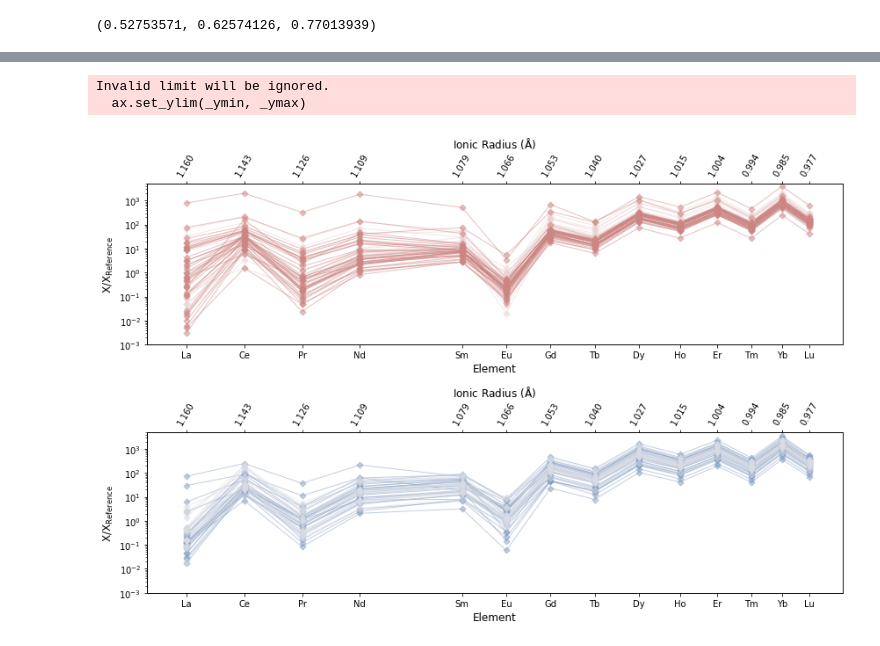
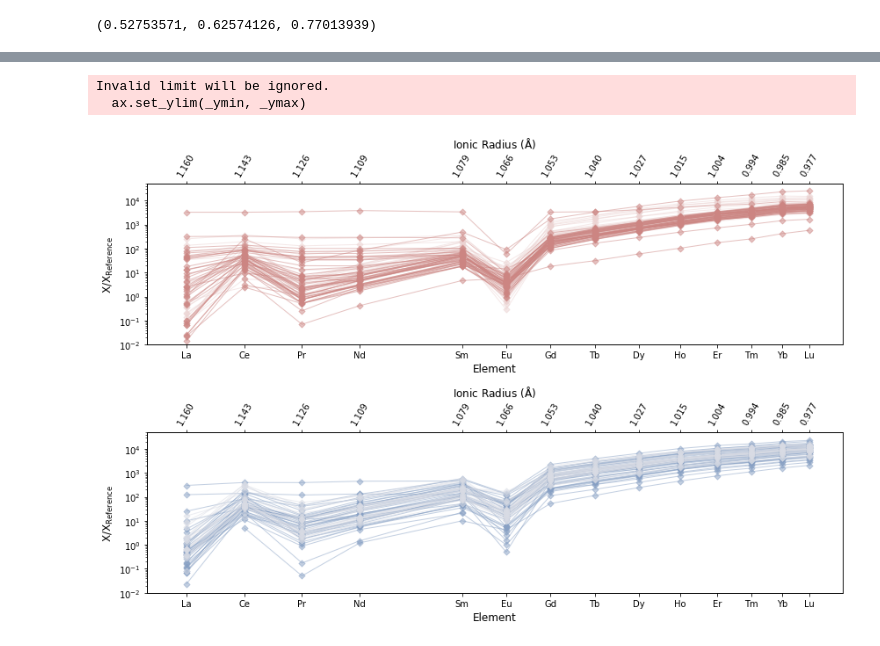
Before and after one commit to Swanson-Hysell-Group/Northbrae_Volcanics, a Jupyter notebook: code/trace_elements.ipynb, the cells around one changed output, grey strips where cells are left out. Cells and saved outputs as stored; diff of their text form; code cells hidden in the pictures.

Commit message:
update code to chondrite normalize REE plots

```diff
--- a/code/trace_elements.ipynb
+++ b/code/trace_elements.ipynb
@@ -53,7 +116,7 @@ isoplotr_data.to_csv('../data/U_Pb/isoplotr_data.csv', index=False)
 te_data  = all_data[['Sample', 'Analysis', 'U_ppm', 'Th_ppm', 'Pb_ppm', 'Th/U','P',
        'Ti', 'Y', 'Zr', 'Nb', 'La', 'Ce', 'Pr', 'Nd', 'Sm', 'Eu', 'Gd', 'Tb',
        'Dy', 'Ho', 'Er', 'Tm', 'Yb', 'Lu', 'Hf', 'Ta', 'Th', 'U',
-       'Ti-in-zircon_T(C)', 'Ce/Ce*', 'Eu/Eu*', '?REE', '(Gd/Yb)cn', 'Lu/Hf',
+       'Ti-in-zircon_T(C)', 'Ce/Ce*', 'Eu/Eu*', 'Epsilon_REE', '(Gd/Yb)cn', 'Lu/Hf',
        'Nb/Ta', 'Nb/U', 'Nb/Th', 'Th/U.1', 'Th/Y', 'Hf/Y', 'Nb/Yb', 'U/Yb']]
 te_data
 # %% [output]
@@ -80,3 +141,20 @@ te_data
+# %%
+te_data_norm = te_data.copy()
+
+te_data_norm['La'] = te_data_norm['La']/chondrite['La']
+te_data_norm['Ce'] = te_data_norm['Ce']/chondrite['Ce']
+te_data_norm['Pr'] = te_data_norm['Pr']/chondrite['Pr']
+te_data_norm['Nd'] = te_data_norm['Nd']/chondrite['Nd']
+te_data_norm['Sm'] = te_data_norm['Sm']/chondrite['Sm']
+te_data_norm['Eu'] = te_data_norm['Eu']/chondrite['Eu']
+te_data_norm['Gd'] = te_data_norm['Gd']/chondrite['Gd']
+te_data_norm['Tb'] = te_data_norm['Tb']/chondrite['Tb']
+te_data_norm['Dy'] = te_data_norm['Dy']/chondrite['Dy']
+te_data_norm['Ho'] = te_data_norm['Ho']/chondrite['Ho']
+te_data_norm['Er'] = te_data_norm['Er']/chondrite['Er']
+te_data_norm['Tm'] = te_data_norm['Tm']/chondrite['Tm']
+te_data_norm['Yb'] = te_data_norm['Yb']/chondrite['Yb']
+te_data_norm['Lu'] = te_data_norm['Lu']/chondrite['Lu']
 # %%
 color_1, color_2, color_3, color_4 = sns.color_palette('vlag', 4)
 color_1
@@ -292,0 +299,13 @@ Invalid limit will be ignored.
+# %%
+fig, ax = plt.subplots(1, 1, sharey=True, sharex=True, figsize=(12, 4))
+
+te_data_norm_BM22 = te_data_norm[te_data_norm['Sample'] == 'BM22-1']
+te_data_norm_IR22 = te_data_norm[te_data_norm['Sample'] == 'IR22-1']
+te_data_norm_OR24 = te_data_norm[te_data_norm['Sample'] == 'OR24-2']
+te_data_norm_MT24 = te_data_norm[te_data_norm['Sample'] == 'MT24-1']
+
+te_data_norm_BM22.pyroplot.REE(ax=ax,color=color_1,alpha=0.5)
+te_data_norm_IR22.pyroplot.REE(ax=ax,color=color_2,alpha=0.5)
+te_data_norm_OR24.pyroplot.REE(ax=ax,color=color_3,alpha=0.5)
+te_data_norm_MT24.pyroplot.REE(ax=ax,color=color_4,alpha=0.5)
+#ax.set_ylim(.001, 5000)
@@ -293,17 +317,17 @@ Invalid limit will be ignored.
 # %%
 fig, ax = plt.subplots(2, 1, figsize=(12, 8))
 
-te_data_OR24.pyroplot.REE(ax=ax[0],color=color_3,alpha=0.5)
-te_data_MT24.pyroplot.REE(ax=ax[0],color=color_4,alpha=0.5)
-ax[0].set_ylim(.001, 5000)
+te_data_norm_OR24.pyroplot.REE(ax=ax[0],color=color_3,alpha=0.5)
+te_data_norm_MT24.pyroplot.REE(ax=ax[0],color=color_4,alpha=0.5)
+ax[0].set_ylim(.01, 50000)
 
-te_data_BM22.pyroplot.REE(ax=ax[1],color=color_1,alpha=0.5)
-te_data_IR22.pyroplot.REE(ax=ax[1],color=color_2,alpha=0.5)
-ax[1].set_ylim(.001, 5000)
+te_data_norm_BM22.pyroplot.REE(ax=ax[1],color=color_1,alpha=0.5)
+te_data_norm_IR22.pyroplot.REE(ax=ax[1],color=color_2,alpha=0.5)
+ax[1].set_ylim(.01, 50000)
 
 plt.tight_layout()
 plt.show()
 # %% [output]
 Invalid limit will be ignored.
   ax.set_ylim(_ymin, _ymax)
-[figure, old version]
+[figure, new version]
```
Also changed, not shown: parts of 33 cells of this notebook.
